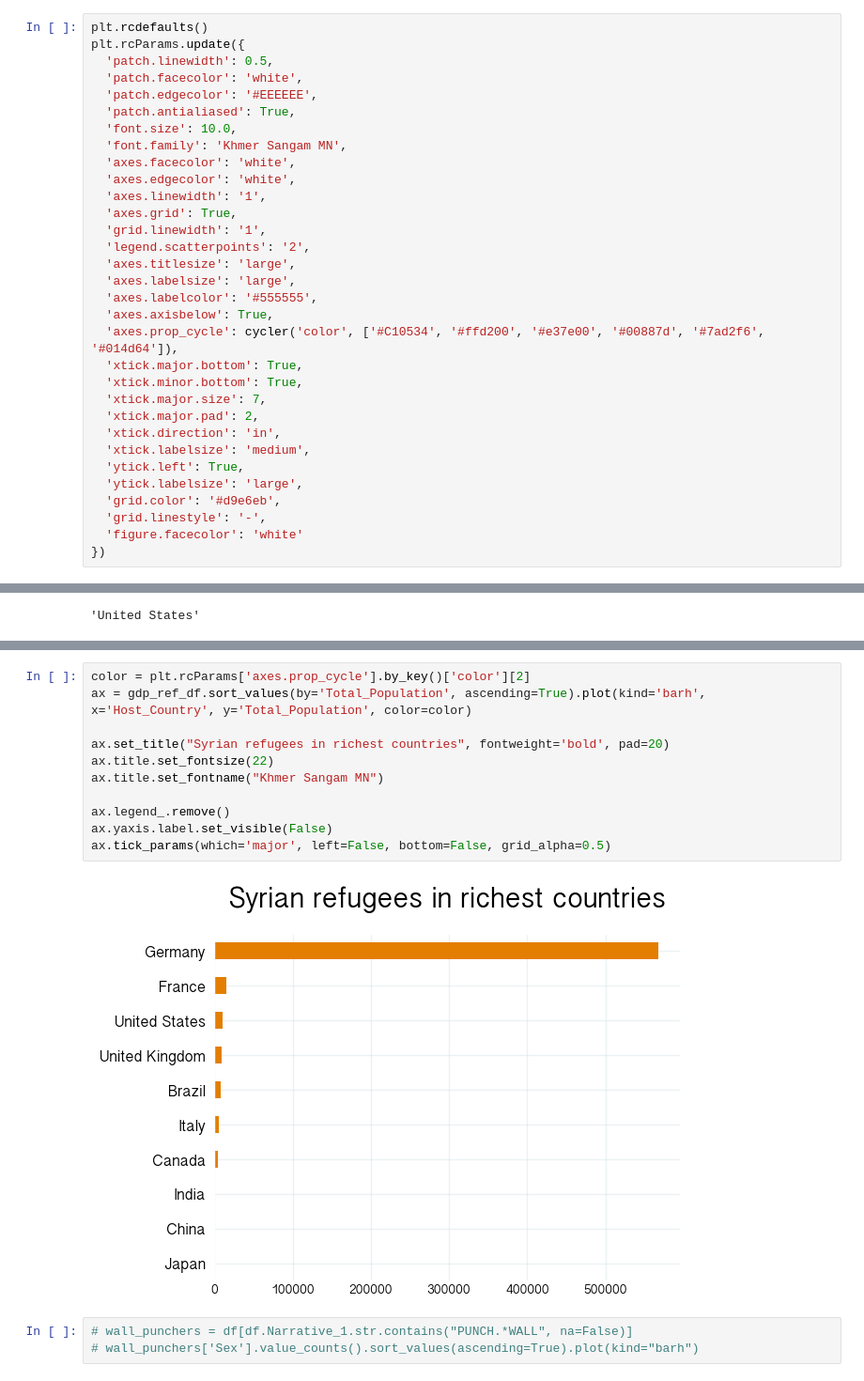
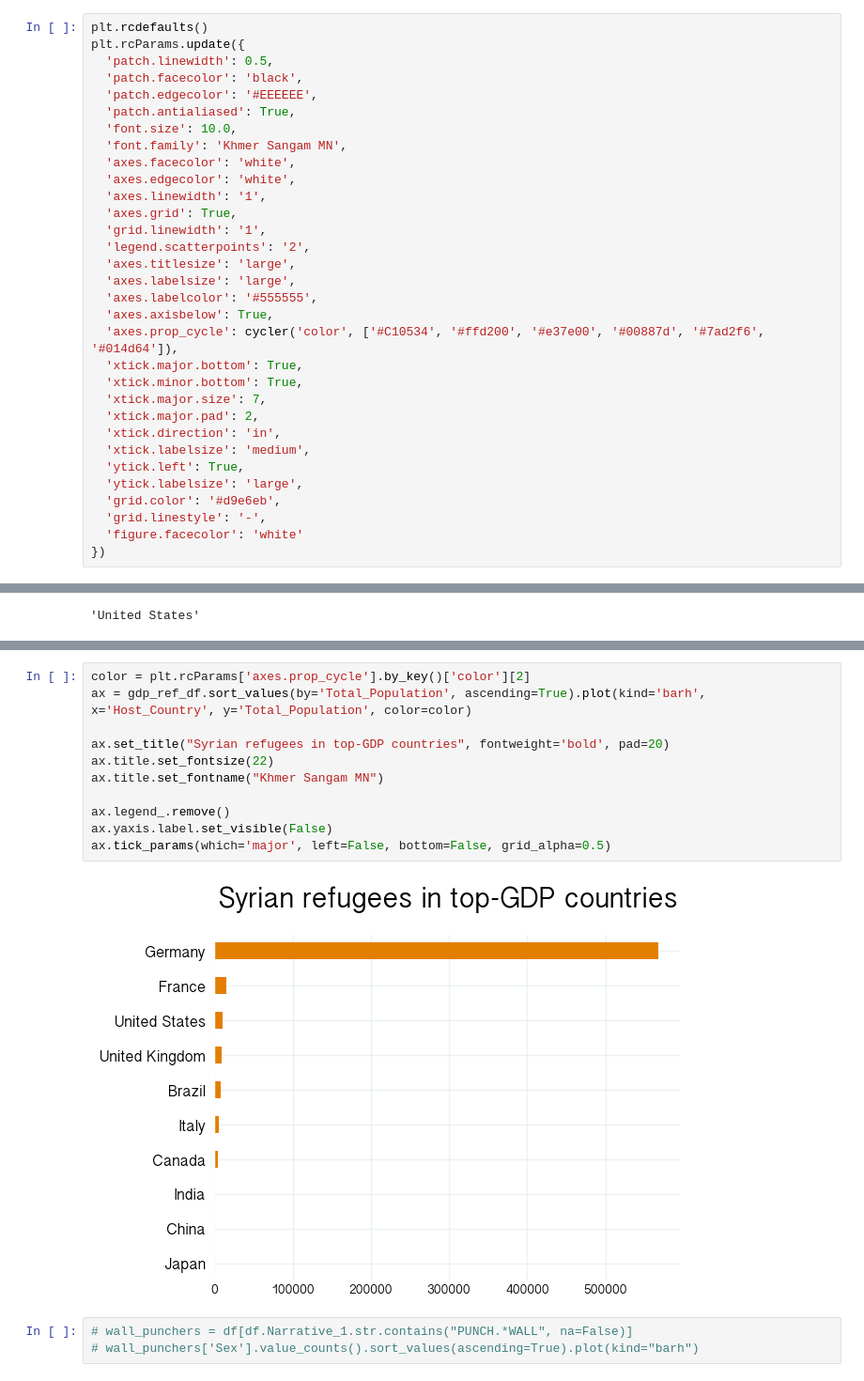
Before and after one commit to mattrehbein/data_studio, a Jupyter notebook: code/02-project/02-Syrian Refugees.ipynb, the cells around one changed output, grey strips where cells are left out. Shown at 94% size. Drawn from its saved outputs; the diff is of its cells as text.

```diff
--- a/code/02-project/02-Syrian Refugees.ipynb
+++ b/code/02-project/02-Syrian Refugees.ipynb
@@ -8,7 +8,7 @@ from cycler import cycler
 plt.rcdefaults()
 plt.rcParams.update({
   'patch.linewidth': 0.5,
-  'patch.facecolor': 'white',
+  'patch.facecolor': 'black',
   'patch.edgecolor': '#EEEEEE',
   'patch.antialiased': True,
   'font.size': 10.0,
@@ -274,16 +285,16 @@ gdp_ref_df
 # %%
 color = plt.rcParams['axes.prop_cycle'].by_key()['color'][2]
 ax = gdp_ref_df.sort_values(by='Total_Population', ascending=True).plot(kind='barh', x='Host_Country', y='Total_Population', color=color)
 
-ax.set_title("Syrian refugees in richest countries", fontweight='bold', pad=20)
+ax.set_title("Syrian refugees in top-GDP countries", fontweight='bold', pad=20)
 ax.title.set_fontsize(22)
 ax.title.set_fontname("Khmer Sangam MN")
 
 ax.legend_.remove()
 ax.yaxis.label.set_visible(False)
 ax.tick_params(which='major', left=False, bottom=False, grid_alpha=0.5)
 # %% [output]
-[figure, old version]
+[figure, new version]
 # %%
 # wall_punchers = df[df.Narrative_1.str.contains("PUNCH.*WALL", na=False)]
 # wall_punchers['Sex'].value_counts().sort_values(ascending=True).plot(kind="barh")
```
Also changed, not shown: parts of 5 cells of this notebook, 4 other files.
